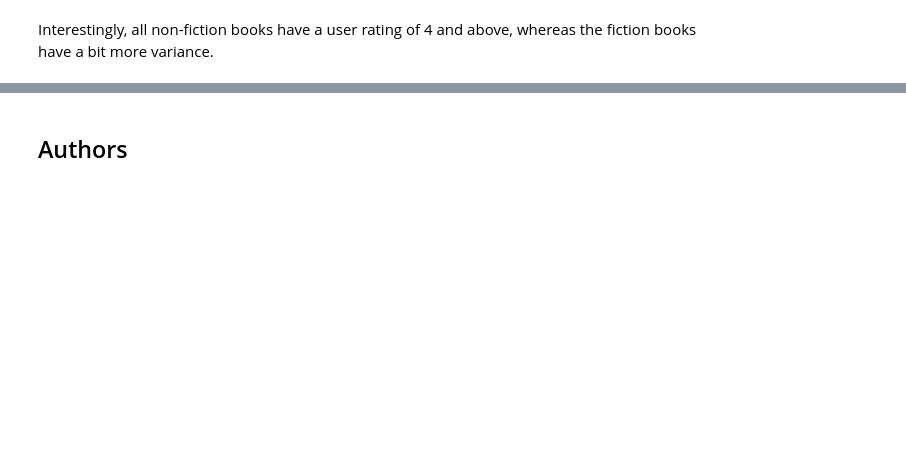
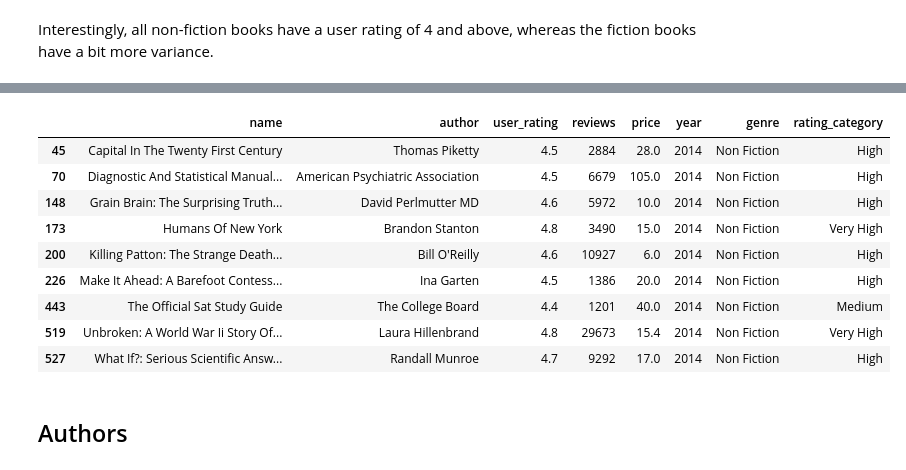
Before and after one commit to shreyankpatil/gdi-data-visualization-python, a Jupyter notebook: notebooks/02-processing-and-visualizing-data.ipynb, the cells around one changed output, grey strips where cells are left out. Cells and saved outputs as stored; diff of their text form; code cells hidden in the pictures; blank space fills up the shorter version.

```diff
--- a/notebooks/02-processing-and-visualizing-data.ipynb
+++ b/notebooks/02-processing-and-visualizing-data.ipynb
@@ -130,3 +167,16 @@ Interestingly, all non-fiction books have a user rating of 4 and above, whereas
+# %%
+df_books[(df_books['year'] == 2014) & (df_books['genre'] == 'Non Fiction')]
+# %% [output]
+|  | name | author | user_rating | reviews | price | year | genre | rating_category |
+| 45 | Capital In The Twenty First Century | Thomas Piketty | 4.5 | 2884 | 28.0 | 2014 | Non Fiction | High |
+| 70 | Diagnostic And Statistical Manual... | American Psychiatric Association | 4.5 | 6679 | 105.0 | 2014 | Non Fiction | High |
+| 148 | Grain Brain: The Surprising Truth... | David Perlmutter MD | 4.6 | 5972 | 10.0 | 2014 | Non Fiction | High |
+| 173 | Humans Of New York | Brandon Stanton | 4.8 | 3490 | 15.0 | 2014 | Non Fiction | Very High |
+| 200 | Killing Patton: The Strange Death... | Bill O'Reilly | 4.6 | 10927 | 6.0 | 2014 | Non Fiction | High |
+| 226 | Make It Ahead: A Barefoot Contess... | Ina Garten | 4.5 | 1386 | 20.0 | 2014 | Non Fiction | High |
+| 443 | The Official Sat Study Guide | The College Board | 4.4 | 1201 | 40.0 | 2014 | Non Fiction | Medium |
+| 519 | Unbroken: A World War Ii Story Of... | Laura Hillenbrand | 4.8 | 29673 | 15.4 | 2014 | Non Fiction | Very High |
+| 527 | What If?: Serious Scientific Answ... | Randall Munroe | 4.7 | 9292 | 17.0 | 2014 | Non Fiction | High |
 # %% [markdown]
 ## Authors
 # %%
```
Also changed, not shown: parts of 5 cells of this notebook, 1 other file.
